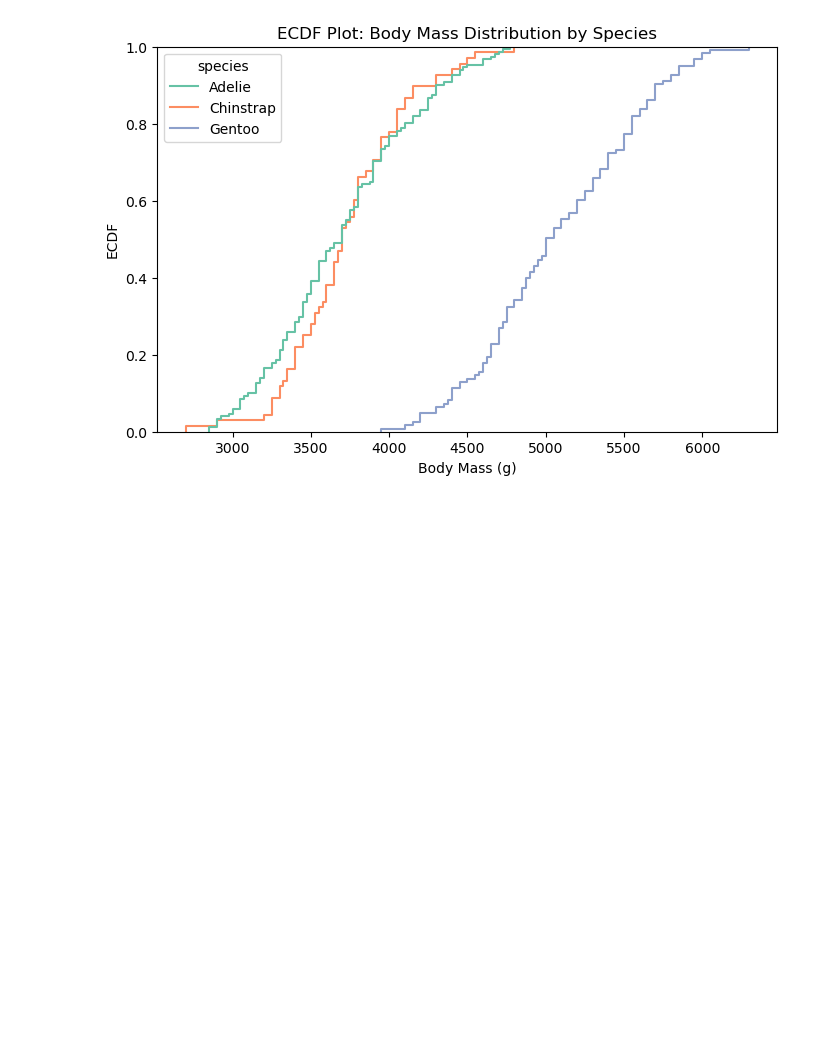
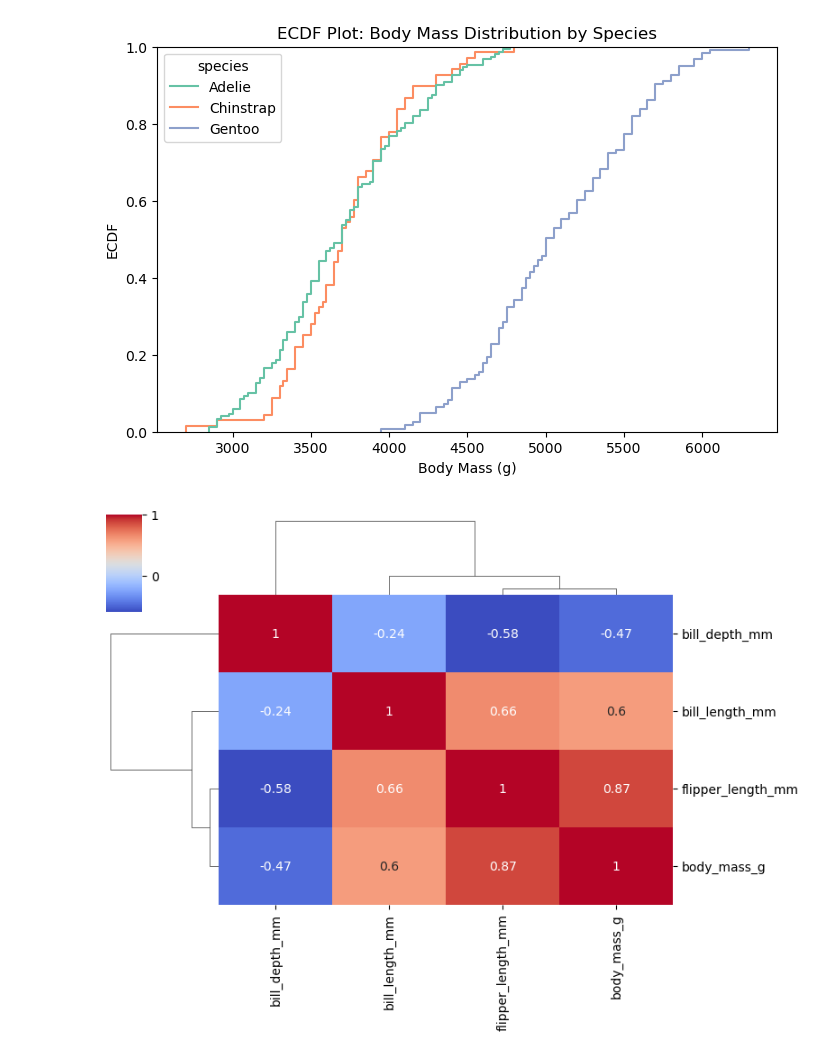
Before and after one commit to md-faiyazkhan/ml-practice, a Jupyter notebook: Seaborn/Seaborn.ipynb, the cells around one changed output. Cells and saved outputs as stored; diff of their text form; code cells hidden in the pictures; blank space fills up the shorter version.

```diff
--- a/Seaborn/Seaborn.ipynb
+++ b/Seaborn/Seaborn.ipynb
@@ -297,3 +297,17 @@ plt.ylabel("ECDF")
 plt.show()
 # %% [output]
 [figure]
+# %%
+# Clustermap of correlation matrix
+numeric_data = penguins.drop(columns=["species", "island", "sex"]).dropna()
+
+sns.clustermap(
+    numeric_data.corr(),
+    annot=True,
+    cmap="coolwarm",
+    figsize=(8,6)
+)
+
+plt.show()
+# %% [output]
+[figure, added]
```
